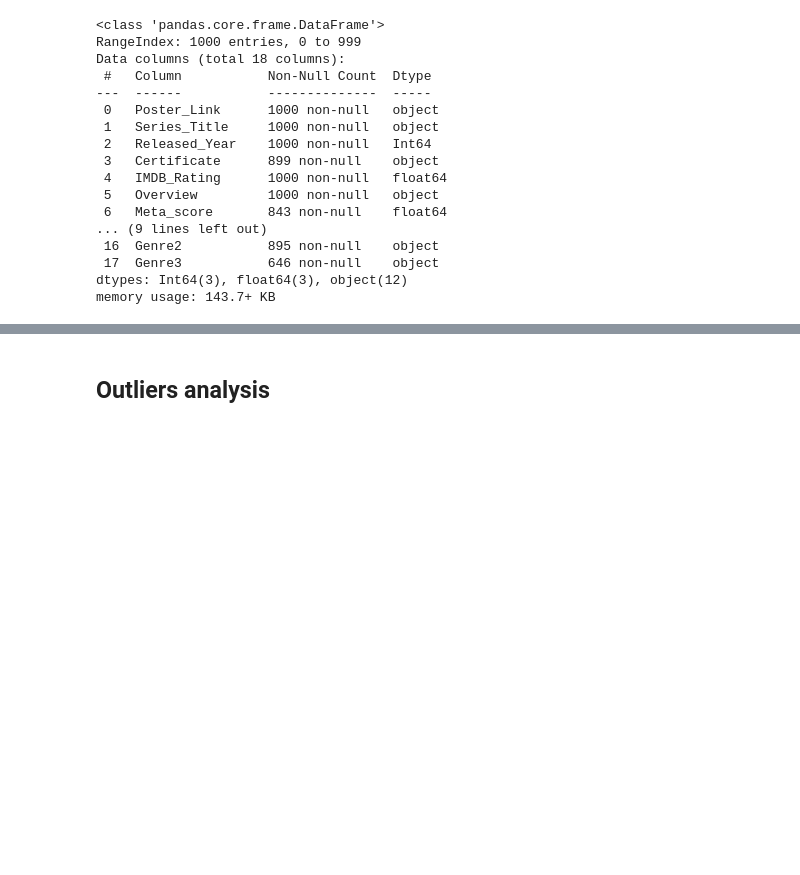
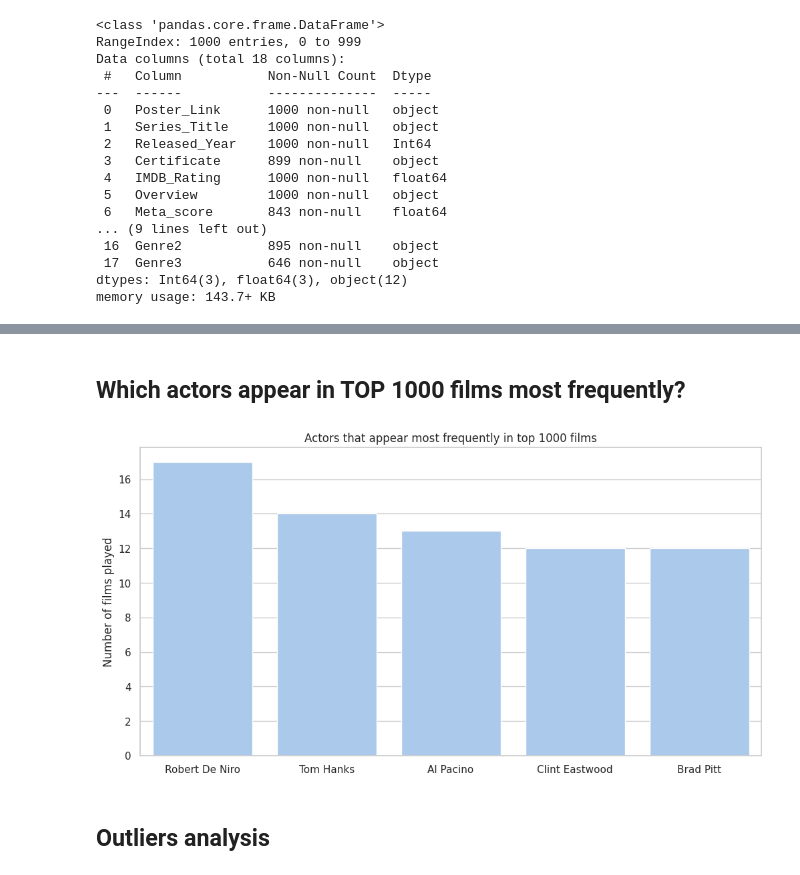
Before and after one commit to Hubert-Magdziak/sql-python-project, a Jupyter notebook: movies_exploration.ipynb, the cells around one changed output, grey strips where cells are left out. Saved outputs shown, nothing was run; the diff lists cells and outputs as text; code cells hidden in the pictures; blank space fills up the shorter version.

```diff
--- a/movies_exploration.ipynb
+++ b/movies_exploration.ipynb
@@ -35,6 +38,31 @@ df.head()
 | 2 | https://m.media-amazon.com/images... | One Flew Over the Cuckoo's Nest | 1975 | A | 8.7 | A criminal pleads insanity and is... | 83.0 | Milos Forman | ... |
 | 3 | https://m.media-amazon.com/images... | Soorarai Pottru | 2020 | U | 8.6 | Nedumaaran Rajangam "Maara" sets ... | NaN | Sudha Kongara | ... |
 | 4 | https://m.media-amazon.com/images... | American History X | 1998 | R | 8.5 | A former neo-nazi skinhead tries ... | 62.0 | Tony Kaye | ... |
+# %% [markdown]
+## Which actors appear in TOP 1000 films most frequently?
+# %%
+# Define the function
+def count_obs(dataframe, *cols):
+    """Function to calculate values that appear in columns of dataframe"""
+    dict_result = dict()
+    for col in cols:
+        for obs in dataframe[col]:
+            if obs not in dict_result:
+                dict_result[obs] = 1
+            else:
+                dict_result[obs] += 1
+    return pd.Series(dict_result).sort_values(ascending = False).head()
+# Execute the function on df dataframe
+top5_actors = count_obs(df, "Star1", "Star2", "Star3", "Star4")
+# Visualization
+fig, ax = plt.subplots(figsize = (12,6))
+sns.set(style = "whitegrid", palette = "pastel", color_codes = True)
+sns.barplot(top5_actors, ax = ax)
+ax.set_title("Actors that appear most frequently in top 1000 films")
+ax.set_ylabel("Number of films played")
+plt.show()
+# %% [output]
+[figure, added]
 # %% [markdown]
 ## Outliers analysis
 # %% [markdown]
```
Also changed, not shown: parts of 29 cells of this notebook.
